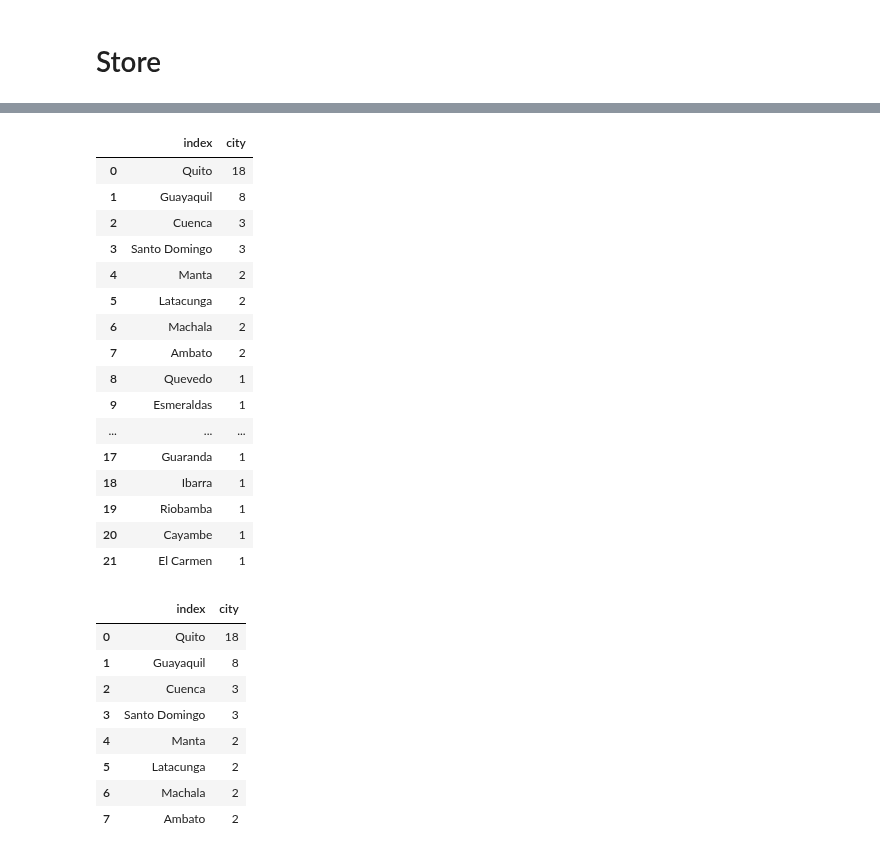
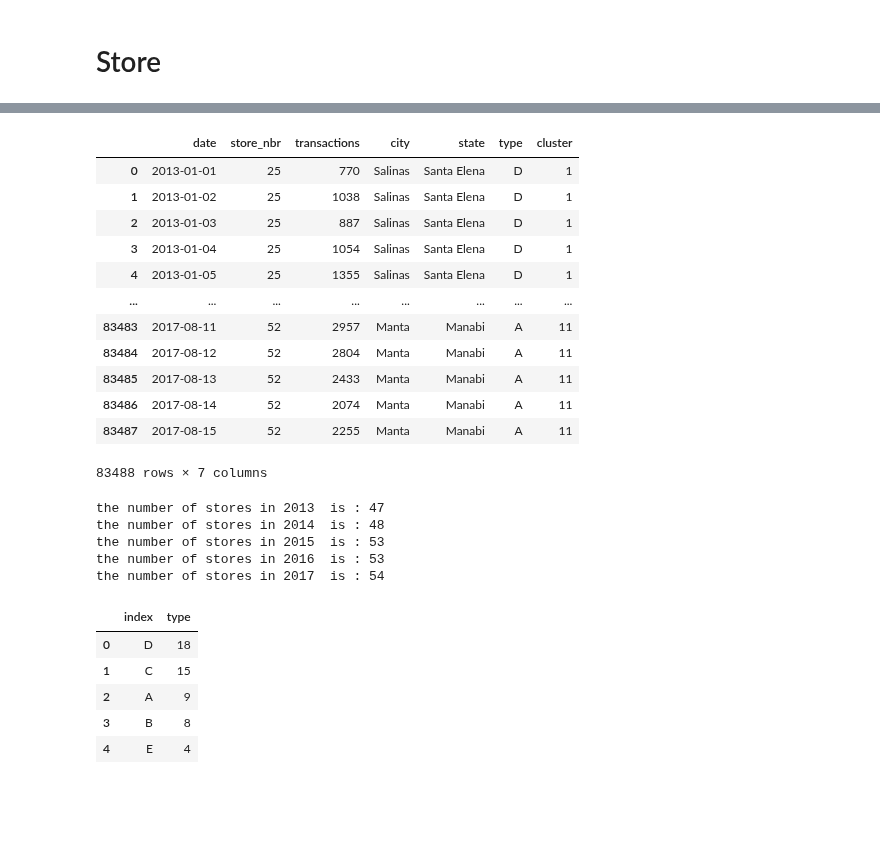
Before and after one commit to K-Ouhmaid/Store-Sales---Time-Series-Forecasting, a Jupyter notebook: store-sales-time-series-forecasting-kh1.ipynb, the cells around one changed output, grey strips where cells are left out. Saved outputs shown, nothing was run; the diff lists cells and outputs as text; code cells hidden in the pictures; blank space fills up the shorter version.

Commit message:
Kaggle Notebook | Store Sales - Time Series Forecasting-Kh1 | Version 16

```diff
--- a/store-sales-time-series-forecasting-kh1.ipynb
+++ b/store-sales-time-series-forecasting-kh1.ipynb
@@ -655,0 +679,16 @@ We need to forecast the sales of each **family** for each **store** in each **da
+# %%
+stores_trans
+# %% [output]
+|  | date | store_nbr | transactions | city | state | type | cluster |
+| 0 | 2013-01-01 | 25 | 770 | Salinas | Santa Elena | D | 1 |
+| 1 | 2013-01-02 | 25 | 1038 | Salinas | Santa Elena | D | 1 |
+| 2 | 2013-01-03 | 25 | 887 | Salinas | Santa Elena | D | 1 |
+| 3 | 2013-01-04 | 25 | 1054 | Salinas | Santa Elena | D | 1 |
+| 4 | 2013-01-05 | 25 | 1355 | Salinas | Santa Elena | D | 1 |
+| ... | ... | ... | ... | ... | ... | ... | ... |
+| 83483 | 2017-08-11 | 52 | 2957 | Manta | Manabi | A | 11 |
+| 83484 | 2017-08-12 | 52 | 2804 | Manta | Manabi | A | 11 |
+| 83485 | 2017-08-13 | 52 | 2433 | Manta | Manabi | A | 11 |
+| 83486 | 2017-08-14 | 52 | 2074 | Manta | Manabi | A | 11 |
+| 83487 | 2017-08-15 | 52 | 2255 | Manta | Manabi | A | 11 |
+83488 rows × 7 columns
@@ -656,32 +699,17 @@ We need to forecast the sales of each **family** for each **store** in each **da
+# %%
+numstores_eachyear(stores_trans)
+# %% [output]
+the number of stores in 2013  is : 47
+the number of stores in 2014  is : 48
+the number of stores in 2015  is : 53
+the number of stores in 2016  is : 53
+the number of stores in 2017  is : 54
 # %%
-stores.city.value_counts().reset_index()
+stores.type.value_counts().reset_index()
 # %% [output]
-|  | index | city |
-| 0 | Quito | 18 |
-| 1 | Guayaquil | 8 |
-| 2 | Cuenca | 3 |
-| 3 | Santo Domingo | 3 |
-| 4 | Manta | 2 |
-| 5 | Latacunga | 2 |
-| 6 | Machala | 2 |
-| 7 | Ambato | 2 |
-| 8 | Quevedo | 1 |
-| 9 | Esmeraldas | 1 |
-| ... | ... | ... |
-| 17 | Guaranda | 1 |
-| 18 | Ibarra | 1 |
-| 19 | Riobamba | 1 |
-| 20 | Cayambe | 1 |
-| 21 | El Carmen | 1 |
+|  | index | type |
+| 0 | D | 18 |
+| 1 | C | 15 |
+| 2 | A | 9 |
+| 3 | B | 8 |
+| 4 | E | 4 |
-# %%
-stores.city.value_counts().reset_index().query('city>1')
-# %% [output]
-|  | index | city |
-| 0 | Quito | 18 |
-| 1 | Guayaquil | 8 |
-| 2 | Cuenca | 3 |
-| 3 | Santo Domingo | 3 |
-| 4 | Manta | 2 |
-| 5 | Latacunga | 2 |
-| 6 | Machala | 2 |
-| 7 | Ambato | 2 |
```
Also changed, not shown: parts of 4 cells of this notebook.
